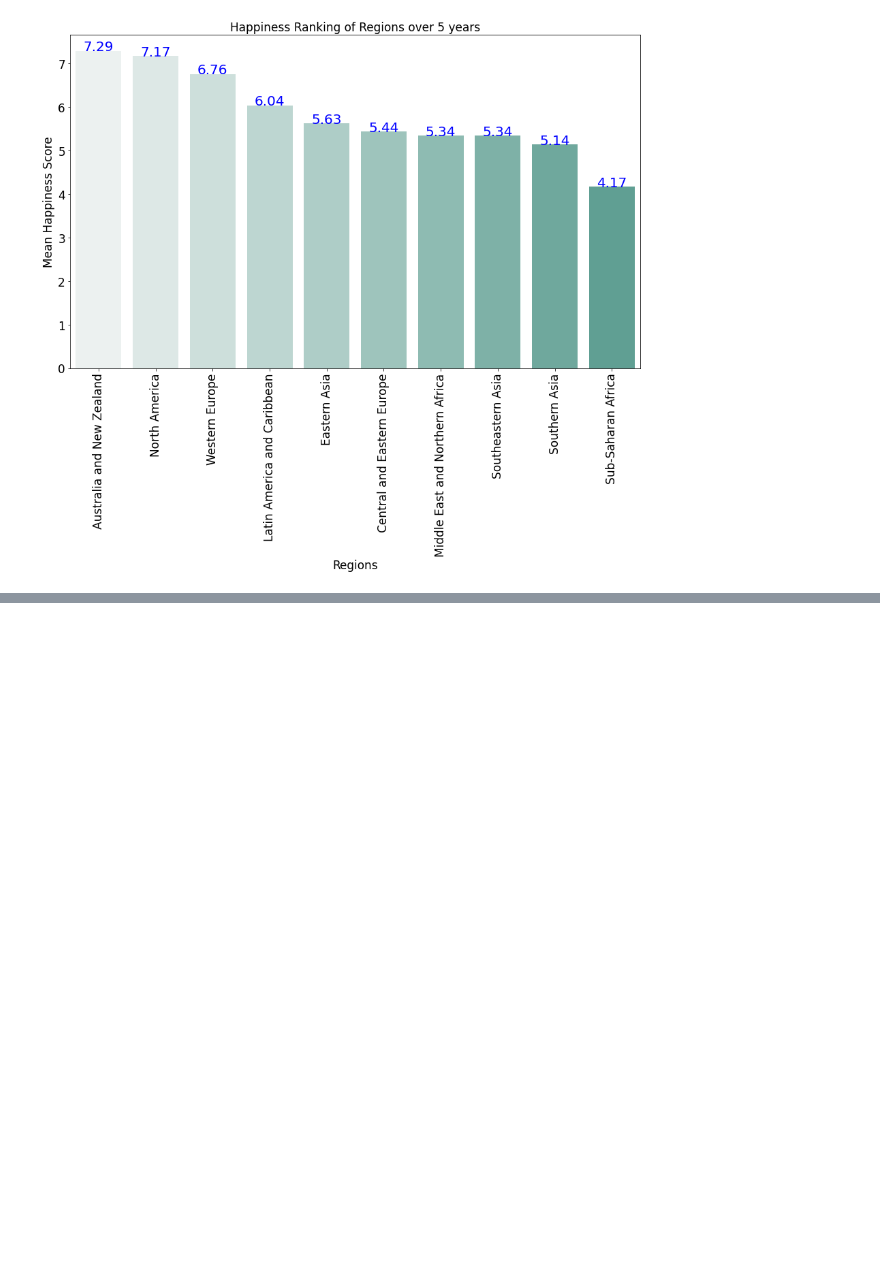
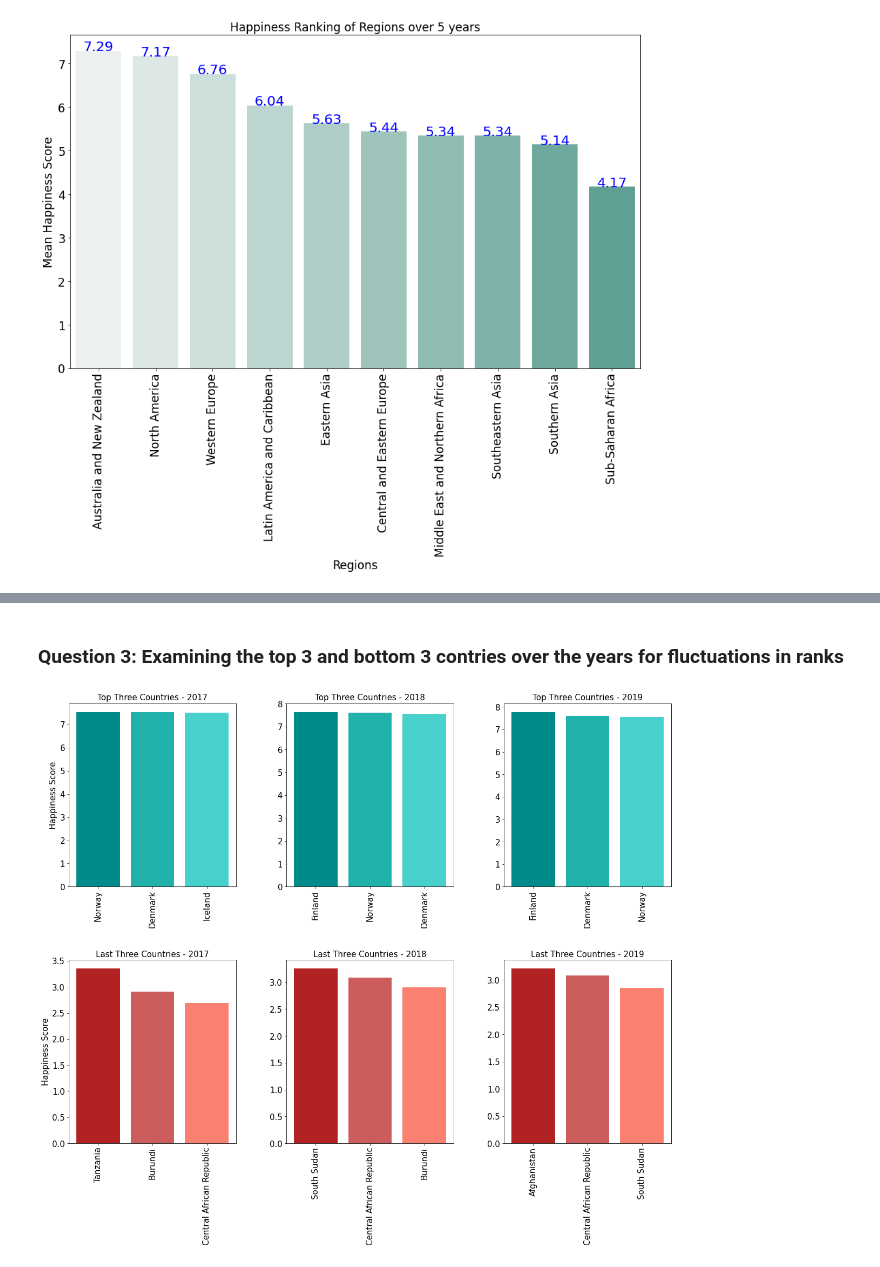
Before and after one commit to Eldiias/data-ft-par-labs, a Jupyter notebook: Projects/Week-4/Project_Business Intelligence with Python.ipynb, the cells around one changed output, grey strips where cells are left out. Drawn from its saved outputs; the diff is of its cells as text; code cells hidden in the pictures; blank space fills up the shorter version.

```diff
--- a/Projects/Week-4/Project_Business Intelligence with Python.ipynb
+++ b/Projects/Week-4/Project_Business Intelligence with Python.ipynb
@@ -584,0 +352,2 @@ plt.show()
+# %% [markdown]
+### Question 3: Examining the top 3 and bottom 3 contries over the years for fluctuations in ranks
@@ -584,0 +367,42 @@ plt.show()
+# %%
+fig, axes = plt.subplots(2,3, figsize=(20,15))
+plt.subplots_adjust(wspace=0.3, hspace=0.4)
+
+
+axes[0,0].bar(top2017.index, top2017.values, color = ['darkcyan','lightseagreen', 'mediumturquoise'])
+axes[0,0].set_title('Top Three Countries - 2017', fontsize=15)
+axes[0,0].tick_params(axis='x', rotation=90, labelsize=15)
+axes[0,0].tick_params(axis='y', labelsize=15)
+axes[0,0].set_ylabel('Happiness Score', fontsize=15)
+
+axes[0,1].bar(top2018.index, top2018.values, color = ['darkcyan','lightseagreen', 'mediumturquoise'])
+axes[0,1].set_title('Top Three Countries - 2018', fontsize=15)
+axes[0,1].tick_params(axis='x', rotation=90, labelsize=15)
+axes[0,1].tick_params(axis='y', labelsize=15)
+
+
+axes[0,2].bar(top2019.index, top2019.values, color = ['darkcyan','lightseagreen', 'mediumturquoise'])
+axes[0,2].set_title('Top Three Countries - 2019', fontsize=15)
+axes[0,2].tick_params(axis='x', rotation=90, labelsize=15)
+axes[0,2].tick_params(axis='y', labelsize=15)
+
+axes[1,0].bar(botm2017.index, botm2017.values, color = ['firebrick', 'indianred', 'salmon'])
+axes[1,0].set_title('Last Three Countries - 2017', fontsize=15)
+axes[1,0].tick_params(axis='x', rotation=90, labelsize=15)
+axes[1,0].tick_params(axis='y', labelsize=15)
+axes[1,0].set_ylabel('Happiness Score', fontsize=15)
+
+
+axes[1,1].bar(botm2018.index, botm2018.values, color = ['firebrick', 'indianred', 'salmon'])
+axes[1,1].set_title('Last Three Countries - 2018', fontsize=15)
+axes[1,1].tick_params(axis='x', rotation=90, labelsize=15)
+axes[1,1].tick_params(axis='y', labelsize=15)
+
+axes[1,2].bar(botm2019.index, botm2019.values, color = ['firebrick', 'indianred', 'salmon'])
+axes[1,2].set_title('Last Three Countries - 2019', fontsize=15)
+axes[1,2].tick_params(axis='x', rotation=90, labelsize=15)
+axes[1,2].tick_params(axis='y', labelsize=15)
+
+plt.show()
+# %% [output]
+[figure, added]
```
Also changed, not shown: parts of 63 cells of this notebook.
